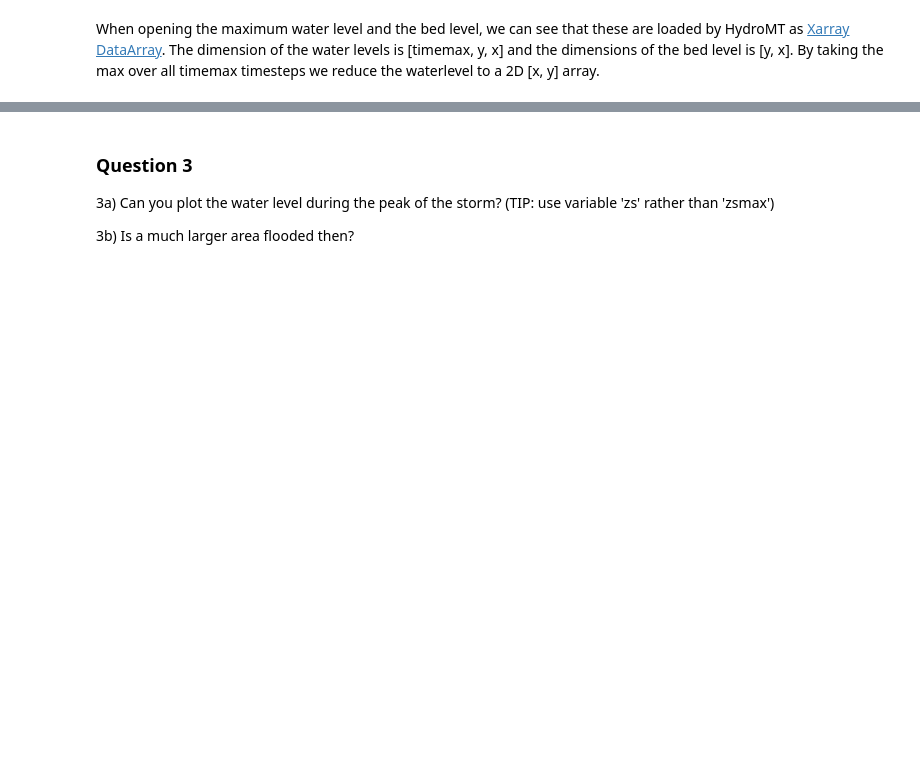
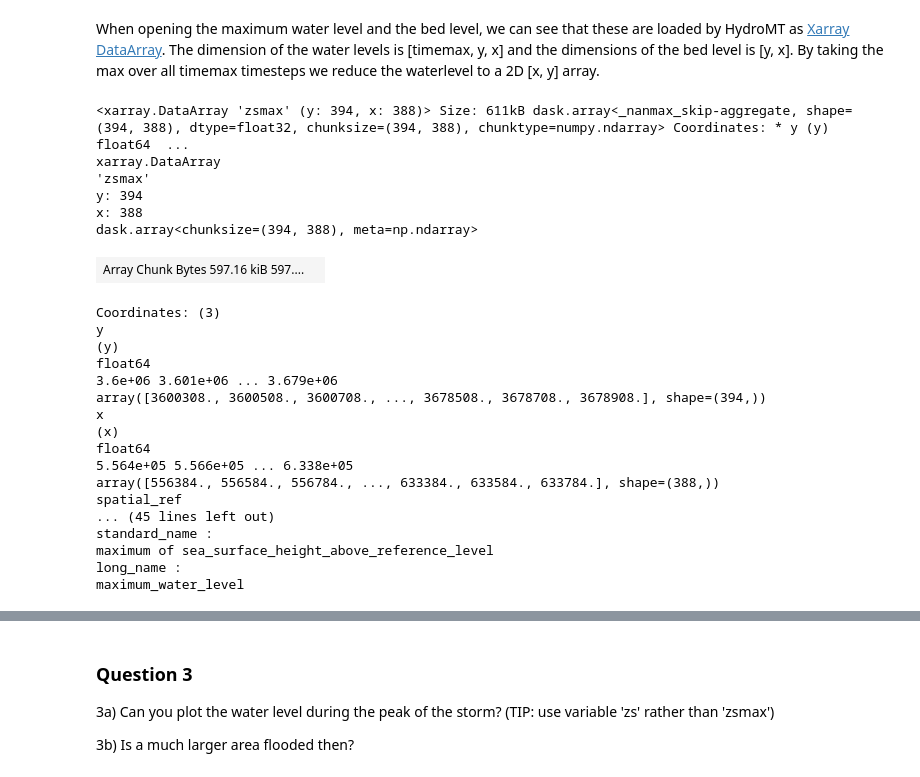
Before and after one commit to sd-59/Assignment_2_Coastal_flood_hazard_assessment-, a Jupyter notebook: notebooks/02_analyse_your_first_SFINCS_model.ipynb, the cells around one changed output, grey strips where cells are left out. Drawn from its saved outputs; the diff is of its cells as text; code cells hidden in the pictures; blank space fills up the shorter version.

```diff
--- a/notebooks/02_analyse_your_first_SFINCS_model.ipynb
+++ b/notebooks/02_analyse_your_first_SFINCS_model.ipynb
@@ -166,13 +160,38 @@ When opening the maximum water level and the bed level, we can see that these ar
 The dimension of the water levels is [timemax, y, x] and the dimensions of the bed level is [y, x]. By taking the max over all timemax timesteps we reduce the waterlevel to a 2D [x, y] array.
 # %%
 # variable to plot: maximum water depth (see STEP 2)
-# waterlevel_var = <SET_WATERLEVEL_VAR>
+waterlevel_var = "zsmax"
 
 # read the maximum water level
 zsmax = sf.results[waterlevel_var].max(dim="timemax") # maximum water level
 zsmax
 
 #to get global max
+# %% [output]
+<xarray.DataArray 'zsmax' (y: 394, x: 388)> Size: 611kB dask.array<_nanmax_skip-aggregate, shape=(394, 388), dtype=float32, chunksize=(394, 388), chunktype=numpy.ndarray> Coordinates: * y (y) float64  ...
+xarray.DataArray
+'zsmax'
+y: 394
+x: 388
+dask.array<chunksize=(394, 388), meta=np.ndarray>
+| Array Chunk Bytes 597.16 kiB 597.... |  |
+Coordinates: (3)
+y
+(y)
+float64
+3.6e+06 3.601e+06 ... 3.679e+06
+array([3600308., 3600508., 3600708., ..., 3678508., 3678708., 3678908.], shape=(394,))
+x
+(x)
+float64
+5.564e+05 5.566e+05 ... 6.338e+05
+array([556384., 556584., 556784., ..., 633384., 633584., 633784.], shape=(388,))
+spatial_ref
+... (45 lines left out)
+standard_name :
+maximum of sea_surface_height_above_reference_level
+long_name :
+maximum_water_level
 # %%
 # We can use the subgrid resolution topography to downscale the maximum water level to water depth at the subgrid resolution
 # First, we read the subgrid resolution topography and check if the file exists
```
Also changed, not shown: parts of 6 cells of this notebook, 3 other files.
